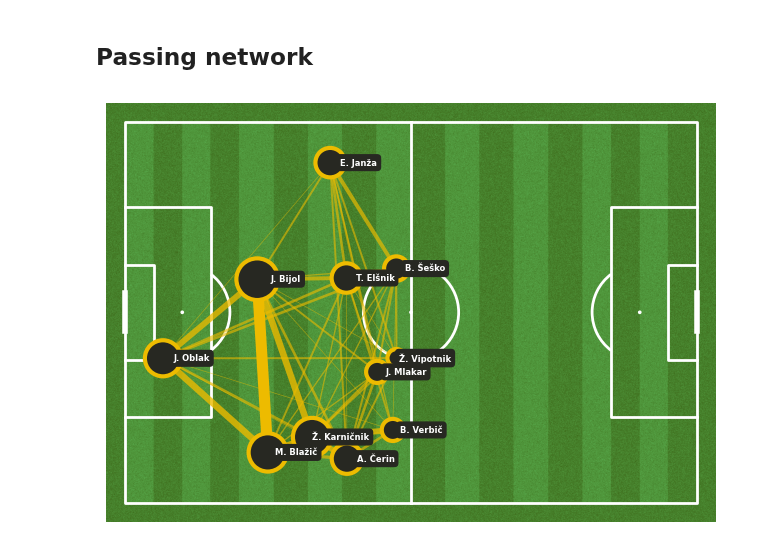
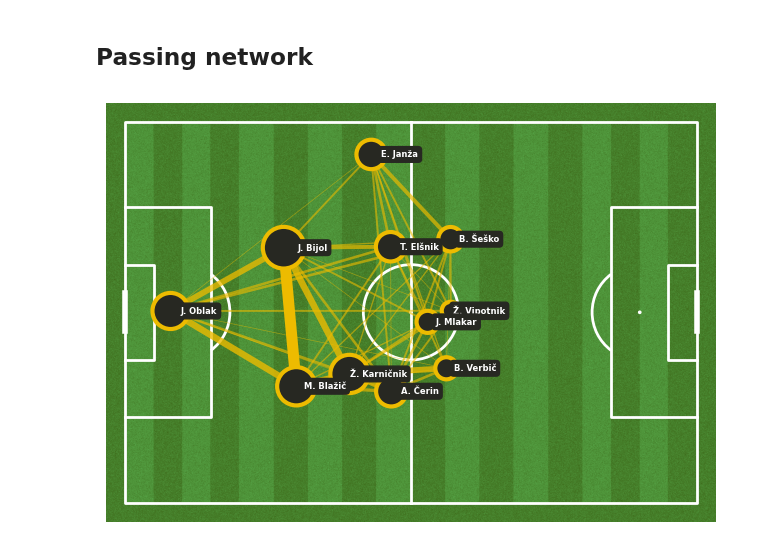
Before and after one commit to ngroggy/SoccerAnalytics, a Jupyter notebook: notebooks/3-passing-network.ipynb, the cells around one changed output. Drawn from its saved outputs; the diff is of its cells as text; code cells hidden in the pictures.

```diff
--- a/notebooks/3-passing-network.ipynb
+++ b/notebooks/3-passing-network.ipynb
@@ -5,6 +5,9 @@ import numpy as np
 from mplsoccer import Pitch, Sbopen
 from mplsoccer import VerticalPitch,Pitch
 from mplsoccer import Pitch
+
+pitch_length = 120
+pitch_width = 80
 # %%
 data = pd.read_csv(f"./results/wyscout/5414302_df_events.csv")
 
@@ -63,36 +66,36 @@ lines_df = lines_df[lines_df['pass_count']> 0]
 # %%
 
 import matplotlib.pyplot as plt
 pitch = Pitch(pitch_color='grass', line_color='white', stripe=True)
 
 fig, ax = pitch.draw()
 
-pitch.scatter(scatter_df.x, scatter_df.y, s=scatter_df.marker_size, color='#272822', edgecolors='#EDBB00', linewidth=3, alpha=1, ax=ax, zorder = 3)
+pitch.scatter(scatter_df.x / 100 * pitch_length, scatter_df.y / 100 * pitch_width, s=scatter_df.marker_size, color='#272822', edgecolors='#EDBB00', linewidth=3, alpha=1, ax=ax, zorder = 3)
 
 for i, row in scatter_df.iterrows():
-    pitch.annotate(row.player_name, xy=(row.x +6, row.y), c='white', va='center',
+    pitch.annotate(row.player_name, xy=(row.x/100 * pitch_length +6, row.y/100 * pitch_width), c='white', va='center',
                    ha='center', size=6, weight = "bold", ax=ax, zorder = 4,
                    bbox=dict(facecolor='#272822', alpha=1, edgecolor='#272822', boxstyle='round,pad=0.4'))
 
 
 for i, row in lines_df.iterrows():
         player1 = row["pair_key"].split("_")[0]
         player2 = row['pair_key'].split("_")[1]
         #take the average location of players to plot a line between them
-        player1_x = scatter_df.loc[scatter_df["player_name"] == player1]['x']
-        player1_y = scatter_df.loc[scatter_df["player_name"] == player1]['y']
-        player2_x = scatter_df.loc[scatter_df["player_name"] == player2]['x']
-        player2_y = scatter_df.loc[scatter_df["player_name"] == player2]['y']
+        player1_x = scatter_df.loc[scatter_df["player_name"] == player1]['x'] / 100 * pitch_length
+        player1_y = scatter_df.loc[scatter_df["player_name"] == player1]['y'] / 100 * pitch_width
+        player2_x = scatter_df.loc[scatter_df["player_name"] == player2]['x'] / 100 * pitch_length
+        player2_y = scatter_df.loc[scatter_df["player_name"] == player2]['y'] / 100 * pitch_width
         num_passes = row["pass_count"]
         #adjust the line width so that the more passes, the wider the line
         line_width = (num_passes / lines_df['pass_count'].max() * 8)
         # adjust the alpha of the lines based on number of passes and set minimum alpha for a fewer pass
         alpha = 0.5 * num_passes / lines_df['pass_count'].max() + 0.5
         #plot lines on the pitch
         pitch.lines(player1_x, player1_y, player2_x, player2_y,
                         alpha=alpha, lw=line_width, zorder=2, color="#EDBB00", ax = ax)
 
 plt.savefig('plots/passing_network.png', dpi=400)
 plt.show()
 # %% [output]
-[figure, old version]
+[figure, new version]
```
Also changed, not shown: 2 other files.
